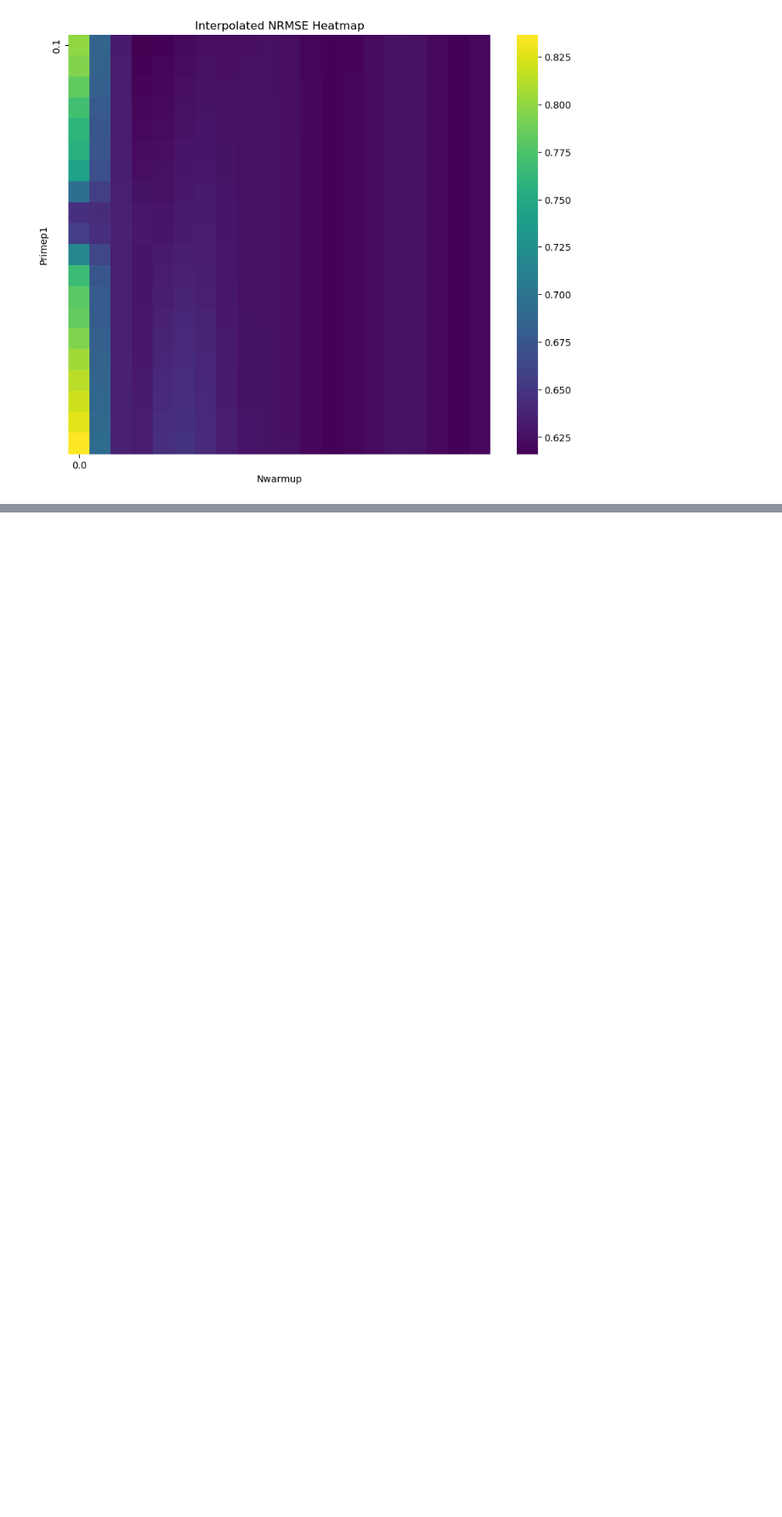
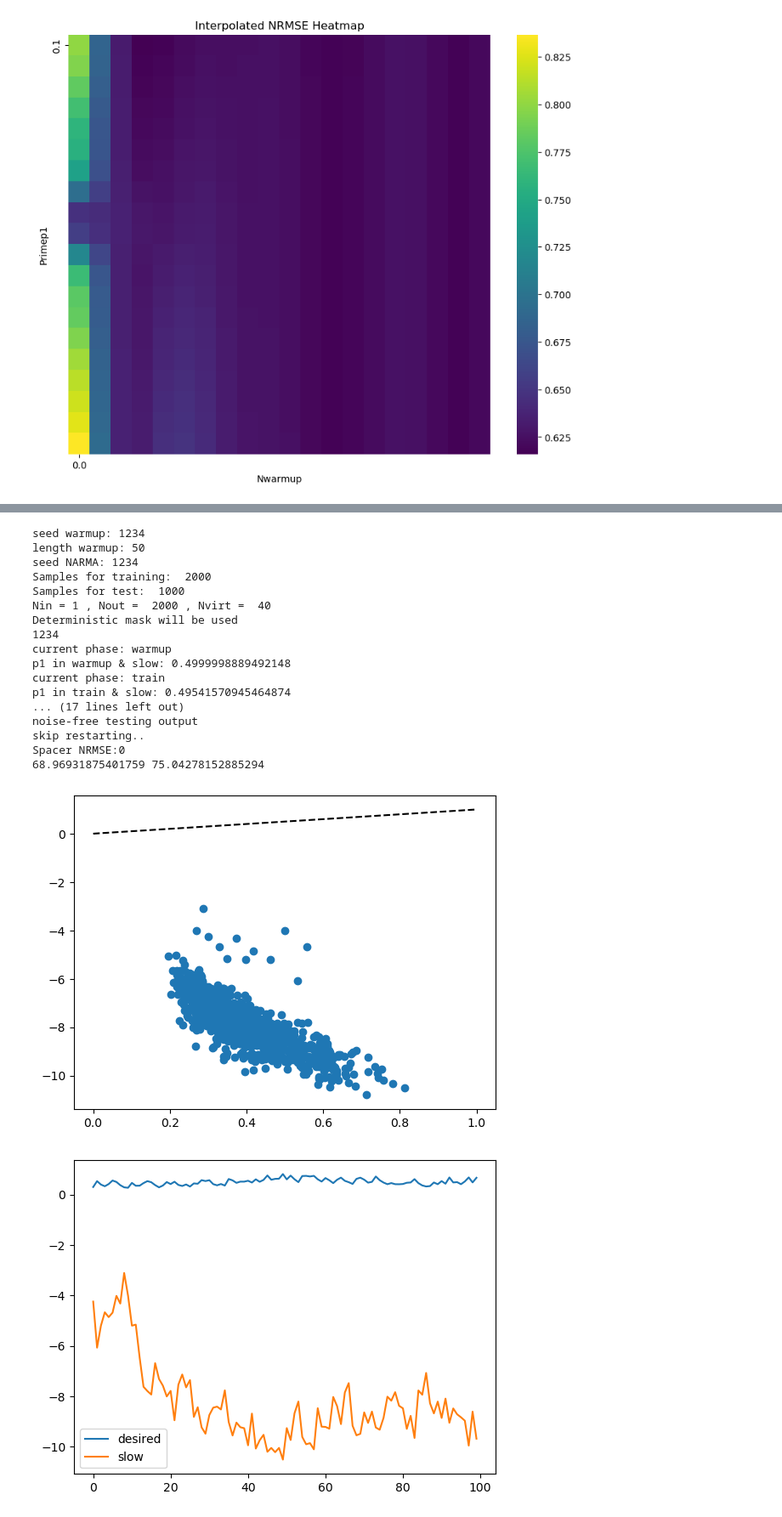
Before and after one commit to spintronic-computing-group/spnc, a Jupyter notebook: warmup.ipynb, the cells around one changed output, grey strips where cells are left out. Shown at 85% size. Drawn from its saved outputs; the diff is of its cells as text; code cells hidden in the pictures; blank space fills up the shorter version.

```diff
--- a/warmup.ipynb
+++ b/warmup.ipynb
@@ -466,0 +549,68 @@ plt.show()
+# %%
+# NARMA10 parameters
+Ntrain = 2000
+Ntest = 1000
+Nwarmup = 50
+
+# Net parameters
+Nvirt = 40
+m0 = 1e-2
+bias = True
+
+# Reservoir parameters
+h = 0.4
+theta_H = 90
+k_s_0 = 0
+phi = 45
+beta_prime = 10
+
+# Params
+params = {
+    'theta':1/3,
+    'gamma':.25,
+    'delay_feedback':0,
+    'Nvirt':Nvirt,
+    'noise_enable': 'None',
+    'noise_seed': 1234,
+    'noise_mean':0.0001,
+    'noise_std':0.00013,
+    'seed_warmup': 1234,
+    'length_warmup': Nwarmup,
+    'train_sample': Ntrain*Nvirt,
+    'test_sample': Ntest*Nvirt,
+    'warmup_sample': Nwarmup*Nvirt,
+}
+
+spn = spnc_anisotropy(h, theta_H, k_s_0, phi, beta_prime,restart = False,Primep1=None)
+# transformf = spn.gen_signal_fast_delayed_feedback
+transforms = spn.gen_signal_slow_delayed_feedback
+
+# run
+# (y_test,y_pred) = ml.spnc_narma10_warmup(Ntrain,Ntest,Nvirt,m0,bias,transformf,params,seed_NARMA=1234,fixed_mask=True,return_outputs=True)
+(y_test_2,y_pred_2) = ml.spnc_narma10_warmup(Ntrain,Ntest,Nvirt,m0,bias,transforms,params,seed_NARMA=1234,fixed_mask=True,return_outputs=True)
+
+plt.figure()
+plt.plot(y_test_2[:100],label='desired')
+plt.plot(y_pred_2[:100],label='slow')
+plt.legend()
+plt.show()
+# %% [output]
+seed warmup: 1234
+length warmup: 50
+seed NARMA: 1234
+Samples for training:  2000
+Samples for test:  1000
+Nin = 1 , Nout =  2000 , Nvirt =  40
+Deterministic mask will be used
+1234
+current phase: warmup
+p1 in warmup & slow: 0.4999998889492148
+current phase: train
+p1 in train & slow: 0.49541570945464874
+... (17 lines left out)
+noise-free testing output
+skip restarting..
+Spacer NRMSE:0
+68.96931875401759 75.04278152885294
+[figure, added]
+[figure, added]
```
Also changed, not shown: parts of 44 cells of this notebook.
